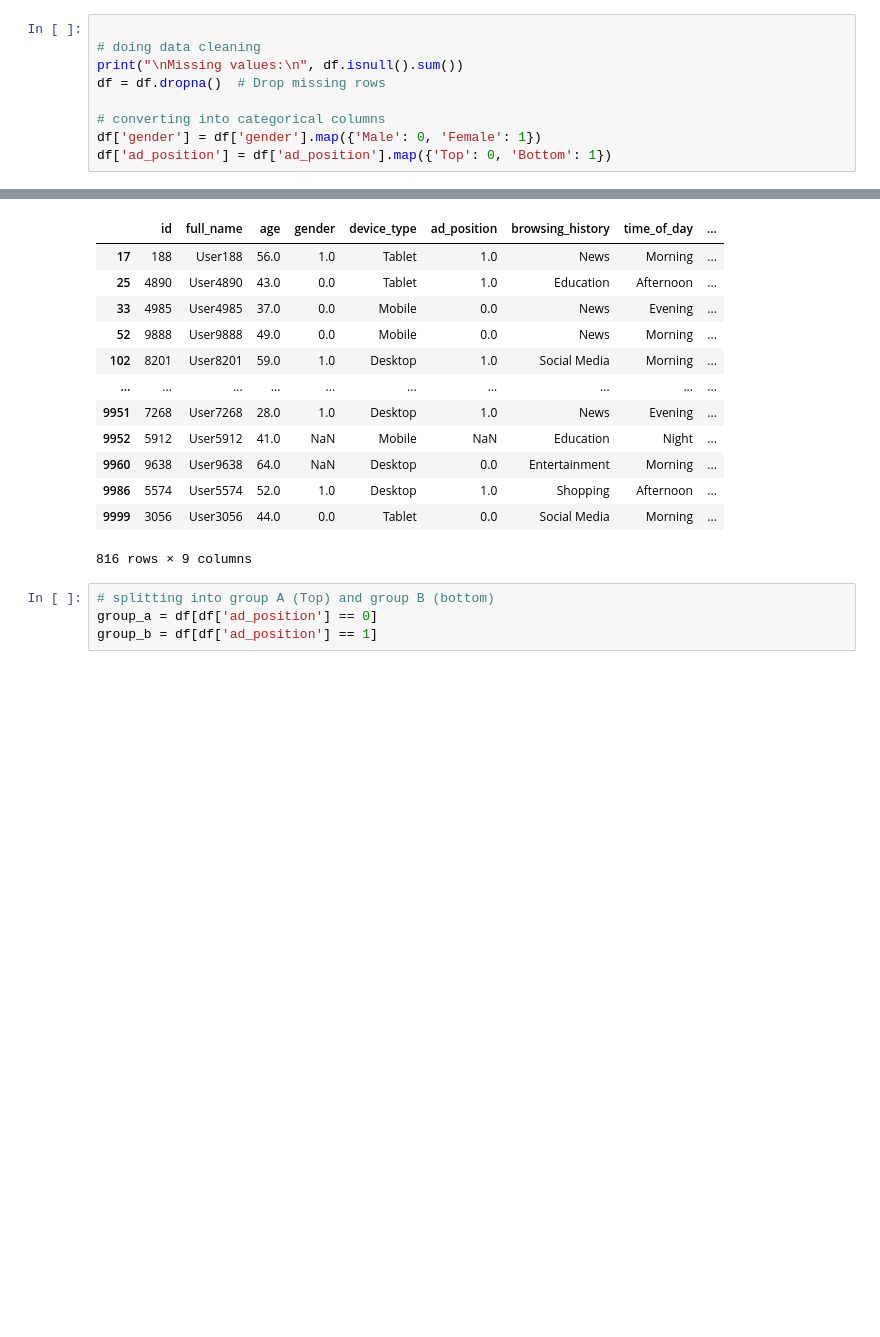
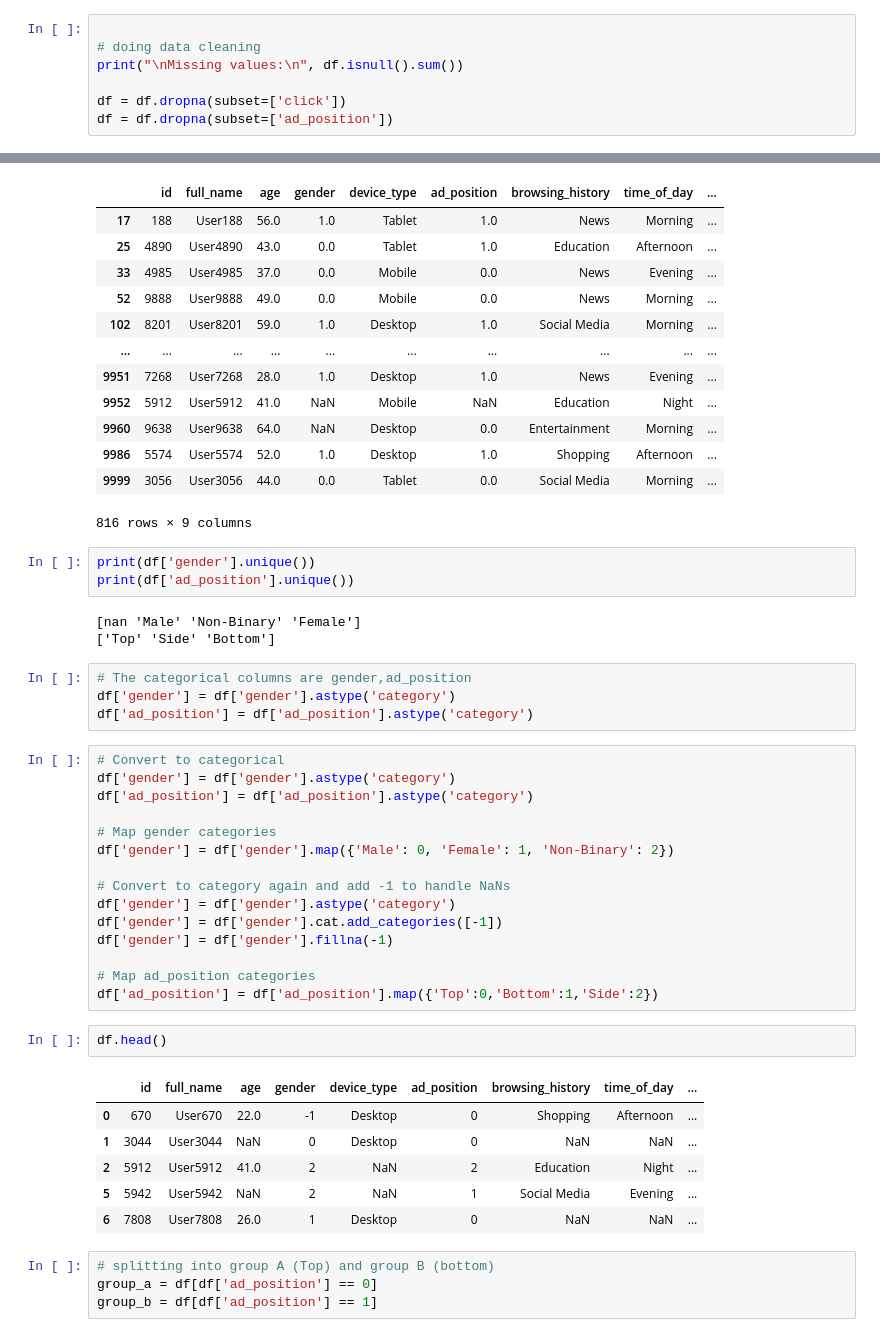
Before and after one commit to chinmayp995/CS203-Assignment-10, a Jupyter notebook: assignment10.ipynb, the cells around one changed output, grey strips where cells are left out. Drawn from its saved outputs; the diff is of its cells as text; blank space fills up the shorter version.

```diff
--- a/assignment10.ipynb
+++ b/assignment10.ipynb
@@ -52,11 +50,9 @@ None
 
 # doing data cleaning
 print("\nMissing values:\n", df.isnull().sum())
-df = df.dropna()  # Drop missing rows
 
-# converting into categorical columns
-df['gender'] = df['gender'].map({'Male': 0, 'Female': 1})
-df['ad_position'] = df['ad_position'].map({'Top': 0, 'Bottom': 1})
+df = df.dropna(subset=['click'])
+df = df.dropna(subset=['ad_position'])
 # %% [output]
 Missing values:
  id                     0
@@ -85,6 +101,40 @@ df
 | 9986 | 5574 | User5574 | 52.0 | 1.0 | Desktop | 1.0 | Shopping | Afternoon | ... |
 | 9999 | 3056 | User3056 | 44.0 | 0.0 | Tablet | 0.0 | Social Media | Morning | ... |
 816 rows × 9 columns
+# %%
+print(df['gender'].unique())
+print(df['ad_position'].unique())
+# %% [output]
+[nan 'Male' 'Non-Binary' 'Female']
+['Top' 'Side' 'Bottom']
+# %%
+# The categorical columns are gender,ad_position
+df['gender'] = df['gender'].astype('category')
+df['ad_position'] = df['ad_position'].astype('category')
+# %%
+# Convert to categorical
+df['gender'] = df['gender'].astype('category')
+df['ad_position'] = df['ad_position'].astype('category')
+
+# Map gender categories
+df['gender'] = df['gender'].map({'Male': 0, 'Female': 1, 'Non-Binary': 2})
+
+# Convert to category again and add -1 to handle NaNs
+df['gender'] = df['gender'].astype('category')
+df['gender'] = df['gender'].cat.add_categories([-1])
+df['gender'] = df['gender'].fillna(-1)
+
+# Map ad_position categories
+df['ad_position'] = df['ad_position'].map({'Top':0,'Bottom':1,'Side':2})
+# %%
+df.head()
+# %% [output]
+|  | id | full_name | age | gender | device_type | ad_position | browsing_history | time_of_day | ... |
+| 0 | 670 | User670 | 22.0 | -1 | Desktop | 0 | Shopping | Afternoon | ... |
+| 1 | 3044 | User3044 | NaN | 0 | Desktop | 0 | NaN | NaN | ... |
+| 2 | 5912 | User5912 | 41.0 | 2 | NaN | 2 | Education | Night | ... |
+| 5 | 5942 | User5942 | NaN | 2 | NaN | 1 | Social Media | Evening | ... |
+| 6 | 7808 | User7808 | 26.0 | 1 | Desktop | 0 | NaN | NaN | ... |
 # %%
 # splitting into group A (Top) and group B (bottom)
 group_a = df[df['ad_position'] == 0]
```
Also changed, not shown: parts of 14 cells of this notebook, 1 other file.
